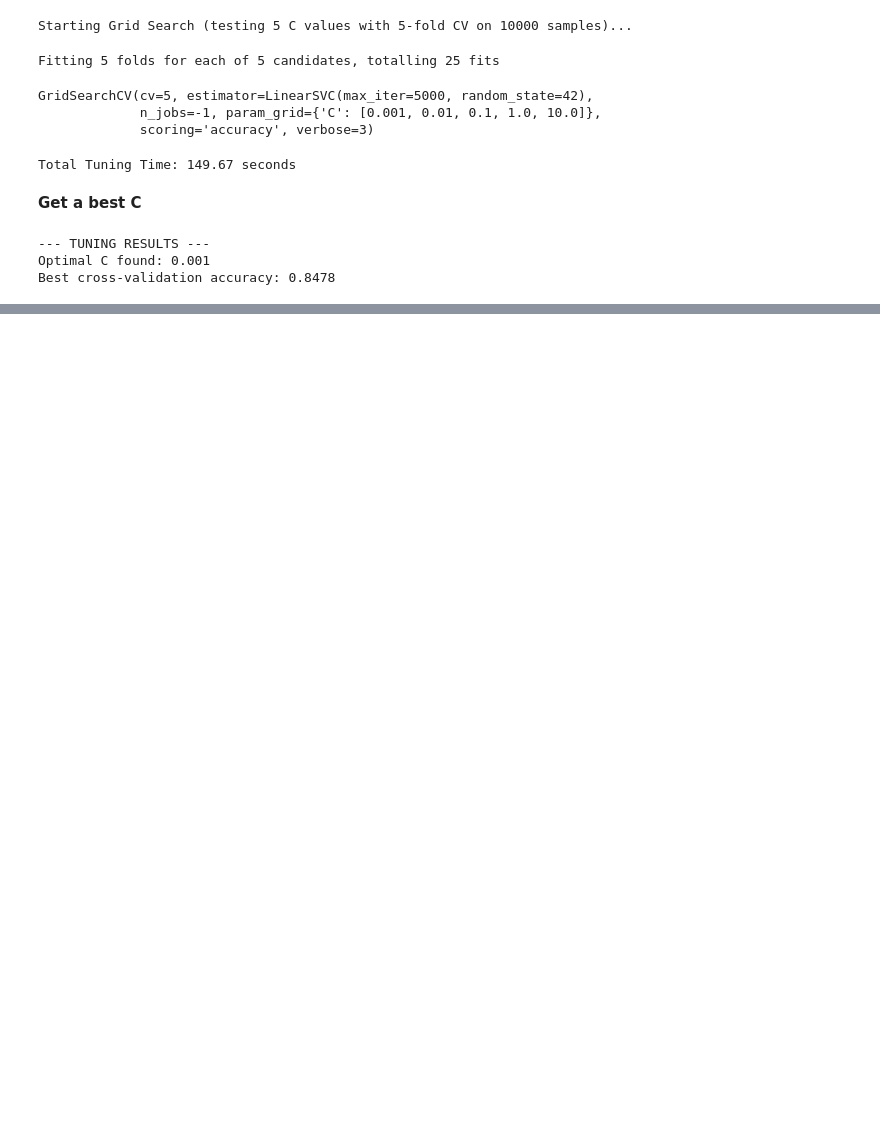
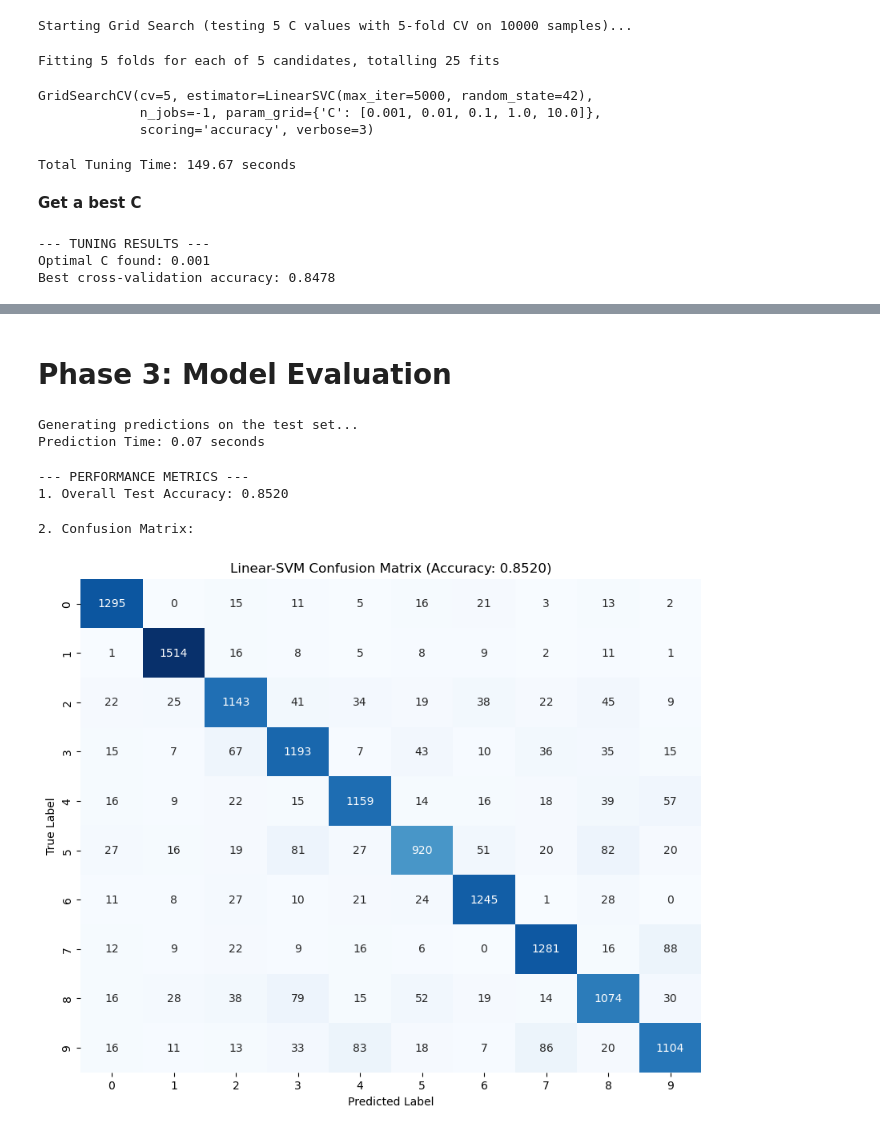
Before and after one commit to Rohanchaudhari2002/lab_7, a Jupyter notebook: lab7.ipynb, the cells around one changed output, grey strips where cells are left out. Drawn from its saved outputs; the diff is of its cells as text; code cells hidden in the pictures; blank space fills up the shorter version.

Commit message:
Phase 3 Completed

```diff
--- a/lab7.ipynb
+++ b/lab7.ipynb
@@ -178,0 +200,40 @@ weighted avg       0.85      0.85      0.85     14000
+# %% [markdown]
+<h1>Phase 3: Model Evaluation</h1>
+# %%
+final_model = grid_search.best_estimator_
+# %%
+print("Generating predictions on the test set...")
+start_time = time.time()
+y_pred = final_model.predict(X_test)
+end_time = time.time()
+print(f"Prediction Time: {end_time - start_time:.2f} seconds")
+# %% [output]
+Generating predictions on the test set...
+Prediction Time: 0.07 seconds
+# %%
+overall_accuracy = accuracy_score(y_test, y_pred)
+print("\n--- PERFORMANCE METRICS ---")
+print(f"1. Overall Test Accuracy: {overall_accuracy:.4f}")
+# %% [output]
+--- PERFORMANCE METRICS ---
+1. Overall Test Accuracy: 0.8520
+# %%
+conf_matrix = confusion_matrix(y_test, y_pred)
+
+print("\n2. Confusion Matrix:")
+# Display the Confusion Matrix visually
+plt.figure(figsize=(10, 8))
+sns.heatmap(conf_matrix,
+            annot=True,
+            fmt="d",
+            cmap="Blues",
+            cbar=False,
+            xticklabels=range(10),
+            yticklabels=range(10))
+plt.title(f'Linear-SVM Confusion Matrix (Accuracy: {overall_accuracy:.4f})')
+plt.xlabel('Predicted Label')
+plt.ylabel('True Label')
+plt.show()
+# %% [output]
+2. Confusion Matrix:
+[figure, added]
```
Also changed, not shown: parts of 2 cells of this notebook.
